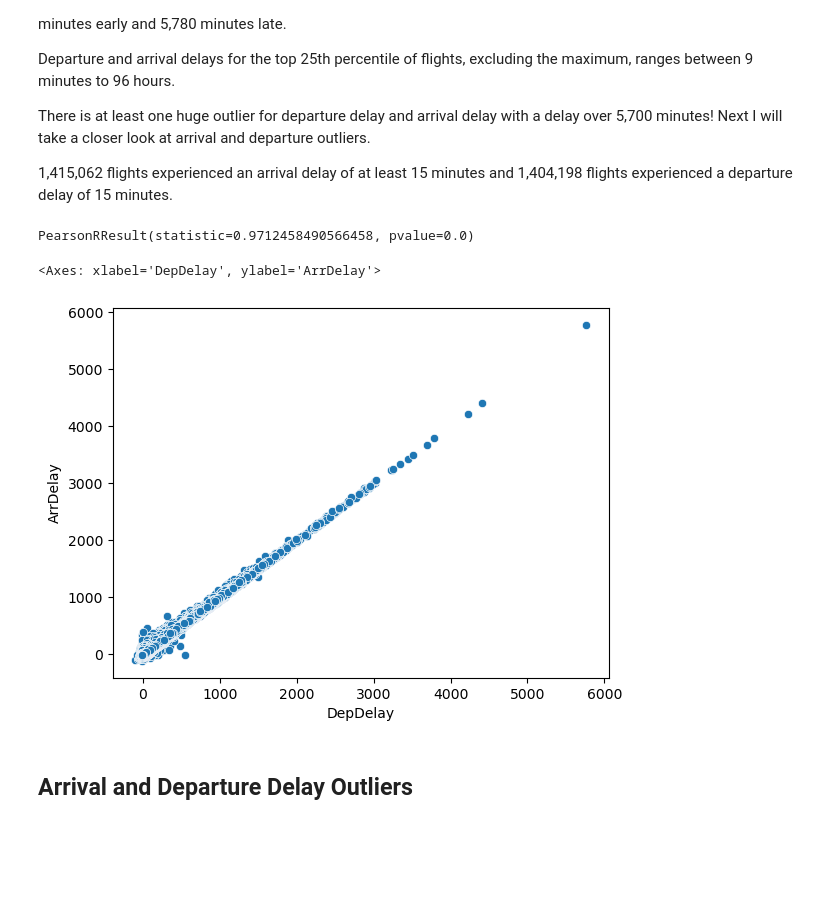
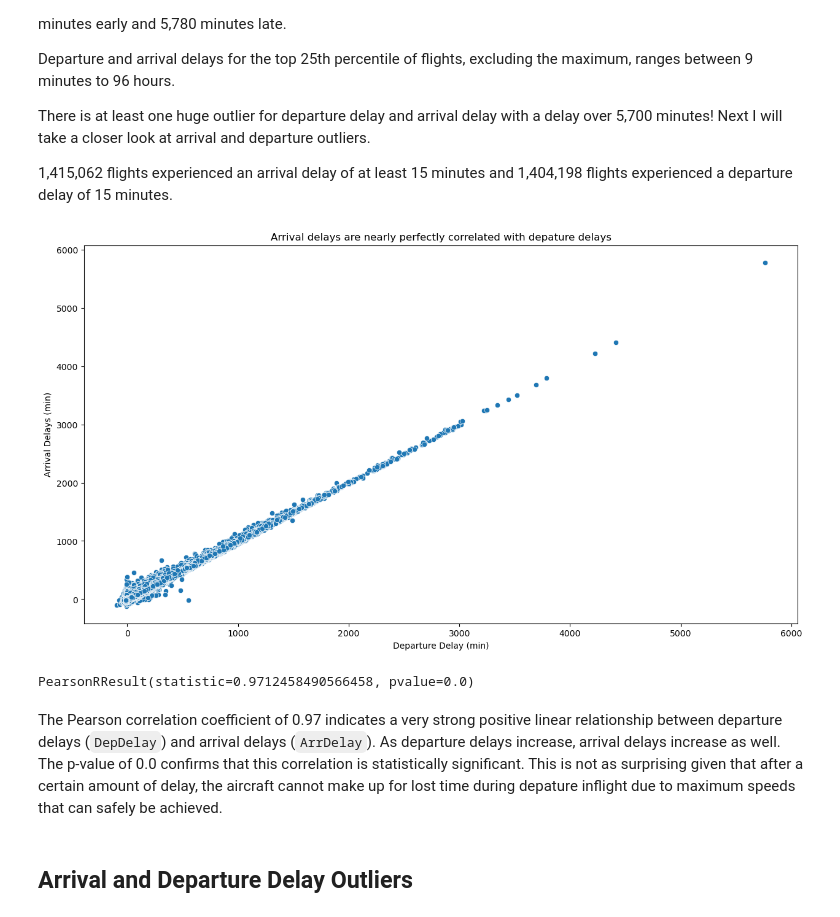
Before and after one commit to dezertdweller/flight-cancellations, a Jupyter notebook: notebooks/exploratory-data-analysis.ipynb, the cells around one changed output. Cells and saved outputs as stored; diff of their text form; code cells hidden in the pictures; blank space fills up the shorter version.

```diff
--- a/notebooks/exploratory-data-analysis.ipynb
+++ b/notebooks/exploratory-data-analysis.ipynb
@@ -187,7 +206,7 @@ def categorize_flight_status(status):
         return 'early'
     elif 0 <= status < 15 :
         return 'on time'
-    elif status > 15:
+    elif status >= 15:
         return 'delayed'
     else:
         return 'unknown'
@@ -197,0 +231,2 @@ flights['Arrival_Status'] = flights['ArrDelay'].apply(categorize_flight_status)
+# %%
+flights = flights.replace({'Arrival_Status':'unknown', 'Departure_Status':'unknown'}, 'cancelled')
@@ -285,12 +322,20 @@ flights_corr_df = flights.dropna(subset='ArrDelay')
-# %%
-pearsonr(flights_corr_df['DepDelay'], flights_corr_df['ArrDelay'])
-# %% [output]
-PearsonRResult(statistic=0.9712458490566458, pvalue=0.0)
 # %%
+fig, ax = plt.subplots(figsize=(15,8))
+
 sns.scatterplot(data=flights, x='DepDelay', y='ArrDelay')
+ax.set(title='Arrival delays are nearly perfectly correlated with depature delays',
+          ylabel='Arrival Delays (min)',
+          xlabel='Departure Delay (min)');
 # %% [output]
-<Axes: xlabel='DepDelay', ylabel='ArrDelay'>
-[figure, old version]
+[figure, new version]
+# %%
+# calculate pearson correlation coefficient between arrival delays and departure delays
+flights_corr_df = flights.dropna(subset='ArrDelay')
+pearsonr(flights_corr_df['DepDelay'], flights_corr_df['ArrDelay'])
+# %% [output]
+PearsonRResult(statistic=0.9712458490566458, pvalue=0.0)
+# %% [markdown]
+The Pearson correlation coefficient of 0.97 indicates a very strong positive linear relationship between departure delays (`DepDelay`) and arrival delays (`ArrDelay`). As departure delays increase, arrival delays increase as well. The p-value of 0.0 confirms that this correlation is statistically significant. This is not as surprising given that after a certain amount of delay, the aircraft cannot make up for lost time during depature inflight due to maximum speeds that can safely be achieved.
 # %% [markdown]
 ## Arrival and Departure Delay Outliers
 # %%
```
Also changed, not shown: parts of 59 cells of this notebook.
